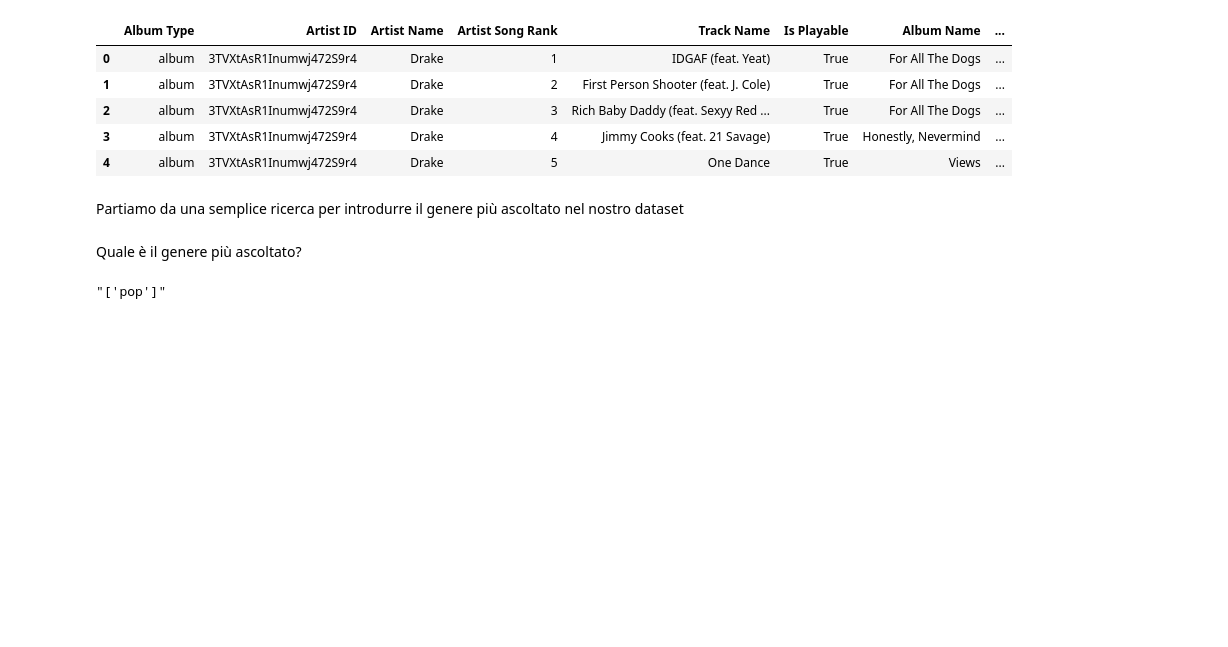
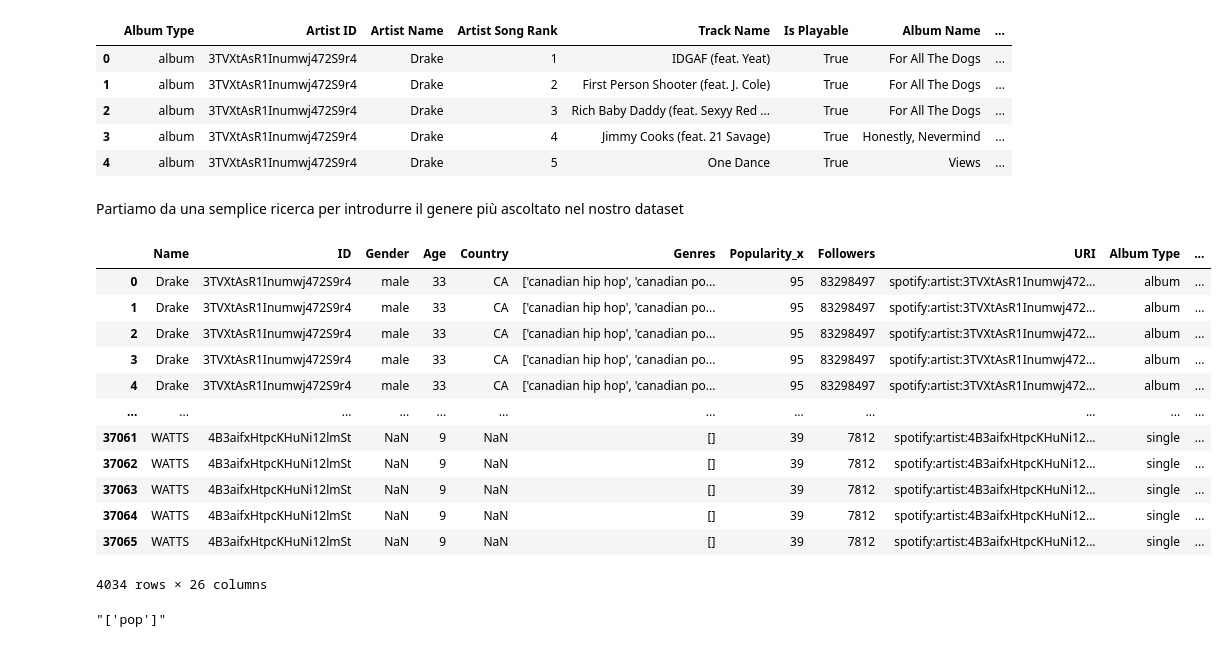
Before and after one commit to michelaminichini/Laboratorio-Big-Data-Progetto-2023, a Jupyter notebook: artists-top_songs.ipynb, the cells around one changed output. Drawn from its saved outputs; the diff is of its cells as text; code cells hidden in the pictures; blank space fills up the shorter version.

```diff
--- a/artists-top_songs.ipynb
+++ b/artists-top_songs.ipynb
@@ -111,7 +121,5 @@ top_songs.head(5) # osserviamo come è cambiata la colonna 'Release Date'
 | 4 | album | 3TVXtAsR1Inumwj472S9r4 | Drake | 5 | One Dance | True | Views | ... |
 # %% [markdown]
 Partiamo da una semplice ricerca per introdurre il genere più ascoltato nel nostro dataset
-# %% [markdown]
-Quale è il genere più ascoltato?
 # %%
 # Facciamo il merge dei due file tramite l'ID dell'artista
@@ -118,0 +127,17 @@ merged_df = pd.merge(artisti, top_songs, left_on='ID', right_on='Artist ID')
+# %%
+merged_df_unique = merged_df.drop_duplicates(subset=['Artist ID', 'Track Id'])
+merged_df_unique
+# %% [output]
+|  | Name | ID | Gender | Age | Country | Genres | Popularity_x | Followers | URI | Album Type | ... |
+| 0 | Drake | 3TVXtAsR1Inumwj472S9r4 | male | 33 | CA | ['canadian hip hop', 'canadian po... | 95 | 83298497 | spotify:artist:3TVXtAsR1Inumwj472... | album | ... |
+| 1 | Drake | 3TVXtAsR1Inumwj472S9r4 | male | 33 | CA | ['canadian hip hop', 'canadian po... | 95 | 83298497 | spotify:artist:3TVXtAsR1Inumwj472... | album | ... |
+| 2 | Drake | 3TVXtAsR1Inumwj472S9r4 | male | 33 | CA | ['canadian hip hop', 'canadian po... | 95 | 83298497 | spotify:artist:3TVXtAsR1Inumwj472... | album | ... |
+| 3 | Drake | 3TVXtAsR1Inumwj472S9r4 | male | 33 | CA | ['canadian hip hop', 'canadian po... | 95 | 83298497 | spotify:artist:3TVXtAsR1Inumwj472... | album | ... |
+| 4 | Drake | 3TVXtAsR1Inumwj472S9r4 | male | 33 | CA | ['canadian hip hop', 'canadian po... | 95 | 83298497 | spotify:artist:3TVXtAsR1Inumwj472... | album | ... |
+| ... | ... | ... | ... | ... | ... | ... | ... | ... | ... | ... | ... |
+| 37061 | WATTS | 4B3aifxHtpcKHuNi12lmSt | NaN | 9 | NaN | [] | 39 | 7812 | spotify:artist:4B3aifxHtpcKHuNi12... | single | ... |
+| 37062 | WATTS | 4B3aifxHtpcKHuNi12lmSt | NaN | 9 | NaN | [] | 39 | 7812 | spotify:artist:4B3aifxHtpcKHuNi12... | single | ... |
+| 37063 | WATTS | 4B3aifxHtpcKHuNi12lmSt | NaN | 9 | NaN | [] | 39 | 7812 | spotify:artist:4B3aifxHtpcKHuNi12... | single | ... |
+| 37064 | WATTS | 4B3aifxHtpcKHuNi12lmSt | NaN | 9 | NaN | [] | 39 | 7812 | spotify:artist:4B3aifxHtpcKHuNi12... | single | ... |
+| 37065 | WATTS | 4B3aifxHtpcKHuNi12lmSt | NaN | 9 | NaN | [] | 39 | 7812 | spotify:artist:4B3aifxHtpcKHuNi12... | single | ... |
+4034 rows × 26 columns
```
Also changed, not shown: parts of 37 cells of this notebook, 2 other files.
